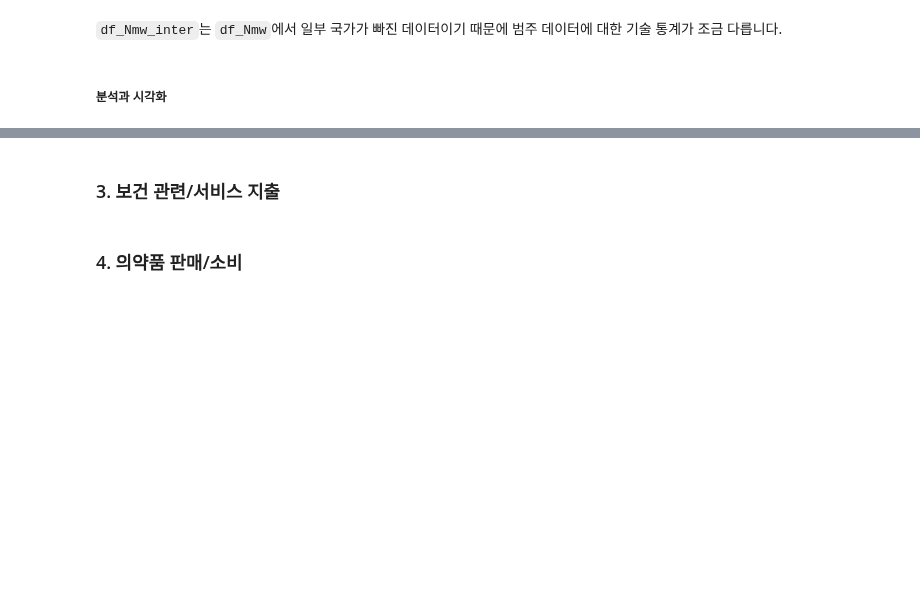
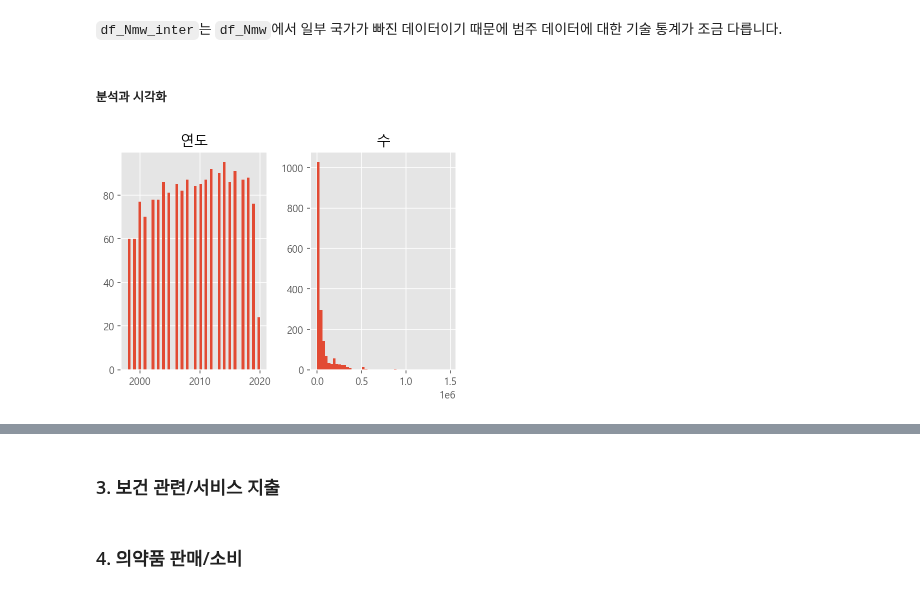
Before and after one commit to nuyhc/Mini_Project, a Jupyter notebook: 8. CAoMDDaHE/CAoMDDaHE.ipynb, the cells around one changed output, grey strips where cells are left out. Drawn from its saved outputs; the diff is of its cells as text; code cells hidden in the pictures; blank space fills up the shorter version.

```diff
--- a/8. CAoMDDaHE/CAoMDDaHE.ipynb
+++ b/8. CAoMDDaHE/CAoMDDaHE.ipynb
@@ -308,3 +308,7 @@ df_Nmw_inter.describe(include="object")
 `df_Nmw_inter`는 `df_Nmw`에서 일부 국가가 빠진 데이터이기 때문에 범주 데이터에 대한 기술 통계가 조금 다릅니다.
 # %% [markdown]
 ##### 분석과 시각화
+# %%
+_ = df_Nmw_inter.hist(bins=50)
+# %% [output]
+[figure, added]
```
Also changed, not shown: parts of 6 cells of this notebook.
